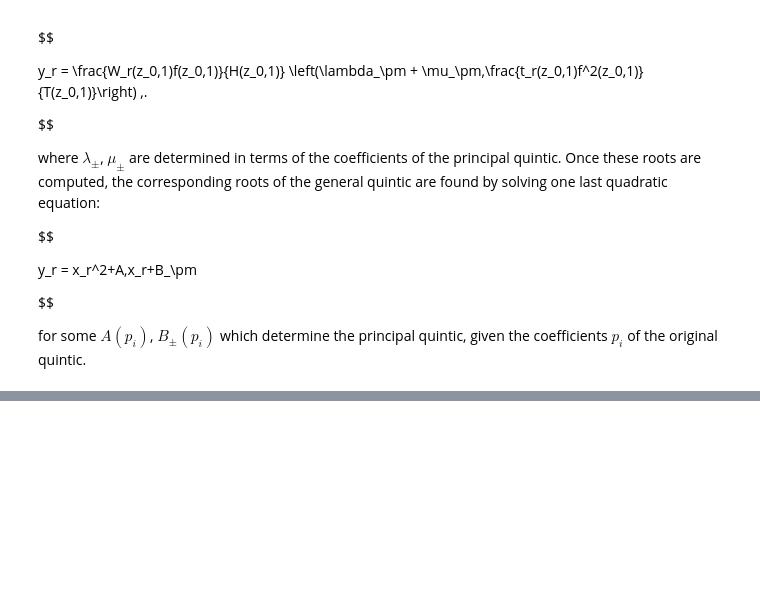
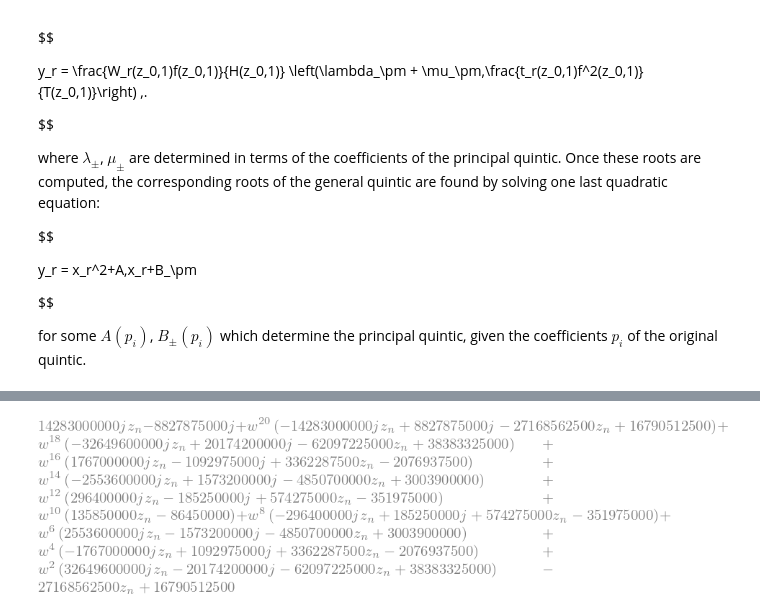
Before and after one commit to m4tt-willi4ms/ag_notes, a Jupyter notebook: notes/hypergeom.ipynb, the cells around one changed output, grey strips where cells are left out. Drawn from its saved outputs; the diff is of its cells as text; code cells hidden in the pictures; blank space fills up the shorter version.

```diff
--- a/notes/hypergeom.ipynb
+++ b/notes/hypergeom.ipynb
@@ -21,0 +119,11 @@ for some $A(p_i)$, $B_\pm(p_i)$ which determine the principal quintic, given the
+# %%
+from icosahedron import H
+
+H2w = (
+    z_simp(j_simp(H.subs(u, w * v_20 - v_1).subs(v, w - 1).expand(), j, z_n), z_n)
+    .expand()
+    .collect(w)
+)
+H2w
+# %% [output]
+[figure, added]
```
Also changed, not shown: parts of 120 cells of this notebook, 10 other files.
